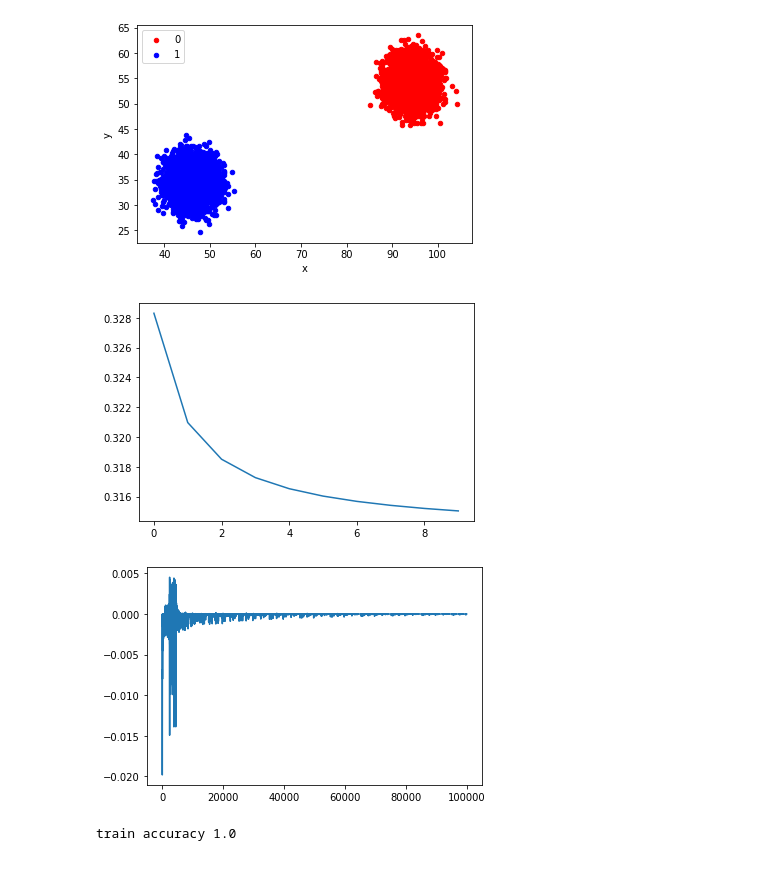
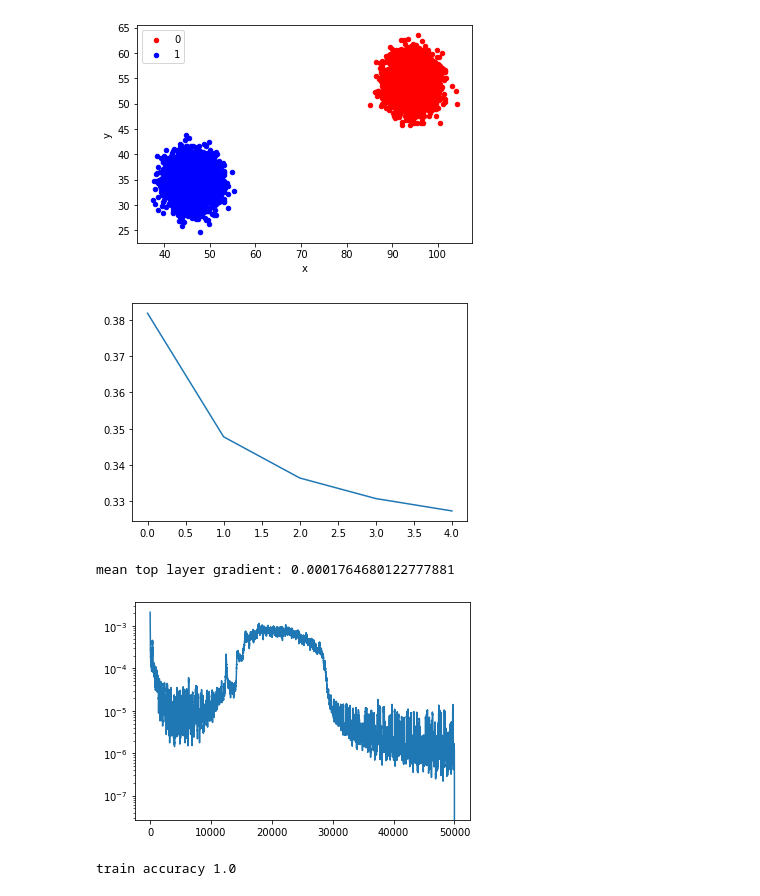
Before and after one commit to lorenz0890/plain_numpy_dnn, a Jupyter notebook: numpy_only_nn.ipynb, the cells around one changed output. Drawn from its saved outputs; the diff is of its cells as text; code cells hidden in the pictures.

Commit message:
working on archtitecture depndent weight initialization

```diff
--- a/numpy_only_nn.ipynb
+++ b/numpy_only_nn.ipynb
@@ -32,7 +33,7 @@ class Dense:
     def prop_fwd(self, A):
         self.A = A
         debug_print('A', self.A)
-        debug_print('W', d2.W)
+        debug_print('W', self.W)
         self.Z = np.dot(self.W, A)+self.b
         debug_print('Z', self.Z)
         return self.act_fwd(self.Z)
@@ -207,7 +208,7 @@ pyplot.show()
 # [1] https://arxiv.org/pdf/2006.10560.pdf
 # [2] https://arxiv.org/pdf/2006.12169.pdf
 layers = [
-    Dense(num_features, 4,tanh, tanh_grad),
+    Dense(num_features, 4, tanh, tanh_grad),
     Dense(4,2, tanh, tanh_grad),
     Dense(2, num_classes, softmax, softmax_grad)]
 
@@ -226,33 +227,29 @@ layers = [
 # TODO:
 # Add the difference between adjunct layer weight matrices and their distributions somehow.
 # Current calculation based only on the current layers weight matrix shape and changing exponents.
-layers[0].W *= 1.0e0* (min(layers[0].W.shape[0], layers[0].W.shape[1])/
-                       max(layers[0].W.shape[0], layers[0].W.shape[1]))
 
-layers[1].W *= 1.0e-1*(min(layers[1].W.shape[0], layers[1].W.shape[1])/
-                       max(layers[1].W.shape[0], layers[1].W.shape[1]))
+MOD_WEIGHTS = True
+max_power = 10
+if MOD_WEIGHTS == True:
+    k = len(layers)
+    stepsize = int(max_power/k)
 
-layers[2].W *= 1.0e-2*(min(layers[2].W.shape[0], layers[2].W.shape[1])/
-                       max(layers[2].W.shape[0], layers[2].W.shape[1]))
+    for i in range(0, k):
+        ratio = (min(layers[i].W.shape[0], layers[i].W.shape[1])/
+                 max(layers[i].W.shape[0], layers[i].W.shape[1]))
+        power = 1.0/np.power(10, stepsize*i)
+        layers[i].W *= power * ratio
+        layers[k-1-i].b *= power * ratio
 
-layers[0].b *= 1.0e-2*(min(layers[0].W.shape[0], layers[0].W.shape[1])/
-                       max(layers[0].W.shape[0], layers[0].W.shape[1]))
 
-layers[1].b *= 1.0e-1*(min(layers[1].W.shape[0], layers[1].W.shape[1])/
-                       max(layers[1].W.shape[0], layers[1].W.shape[1]))
-
-layers[2].b *= 1.0e0*(min(layers[2].W.shape[0], layers[2].W.shape[1])/
-                       max(layers[2].W.shape[0], layers[2].W.shape[1]))
-
-epochs = 10
-alpha = 4.0e-3 # initial learning rate
+epochs = 5
+alpha = 1.0e-3 # initial learning rate
 beta = 1e-3 # decay rate
 iteration_loss = []
 epoch_loss = []
 mean_grads_top_layer = []
 DEBUG=False
 for i  in range(epochs):
-    #alpha *=1/10
     for j, sample in enumerate(X):
         intermediate = sample
         for layer in layers:
@@ -269,37 +266,41 @@ for i  in range(epochs):
             dW = np.array([np.array([np.sum(layer.A)*z]) for z in dZ])/layer.A.shape[0]
             db = np.sum(dZ, axis=0, keepdims=True)/layer.A.shape[0]
             dA = np.dot(layer.W.T, dZ)
             gradient_normalizer = np.abs(1.0/dA) # Gradient normalization and amplification
             gradient_amplifier = max(dA.shape[0], layer.W.shape[0])/min(dA.shape[0], layer.W.shape[0])
             dA*=gradient_normalizer*gradient_amplifier
-            updW.append(dW*exp_decay(batch_no*i, alpha, beta))
-            updB.append(db*exp_decay(batch_no*i, alpha, beta))
+            updW.append(dW*exp_decay(i, alpha, beta))
+            updB.append(db*exp_decay(i, alpha, beta))
 
         for k, W in enumerate(updW):
-            if k == len(updW)-1: mean_grads_top_layer.append(W.mean())
+            if k == len(updW)-1: mean_grads_top_layer.append(np.abs(W.mean()))
             layers[k].W -= W
             layers[k].b -= updB[k]
         layers.reverse()
 
     epoch_loss.append(np.array(iteration_loss).mean())
 
 
 correct = 0
+pyplot.yscale('linear')
 pyplot.plot(epoch_loss)
 pyplot.show()
 
 #mean_grads_top_layer.reverse()
-pyplot.plot(mean_grads_top_layer)
+pyplot.yscale('log')
+pyplot.plot(savgol_filter(mean_grads_top_layer, 51, 1))
+print('mean top layer gradient:',  np.array(mean_grads_top_layer).mean())
 pyplot.show()
 
 for j, x in enumerate(X):
     Y_hat = x
     for layer in layers:
         Y_hat = layer.prop_fwd(Y_hat)
     if (np.around(Y_hat, decimals=0) == Y[j]).all():
         correct+=1
 print('train accuracy', correct/len(Y))
 # %% [output]
-[figure, old version]
+[figure, new version]
+mean top layer gradient: 0.0001764680122777881
-[figure, old version]
+[figure, new version]
-train accuracy 1.0
+train accuracy 1.0
```
Also changed, not shown: parts of 5 cells of this notebook.
